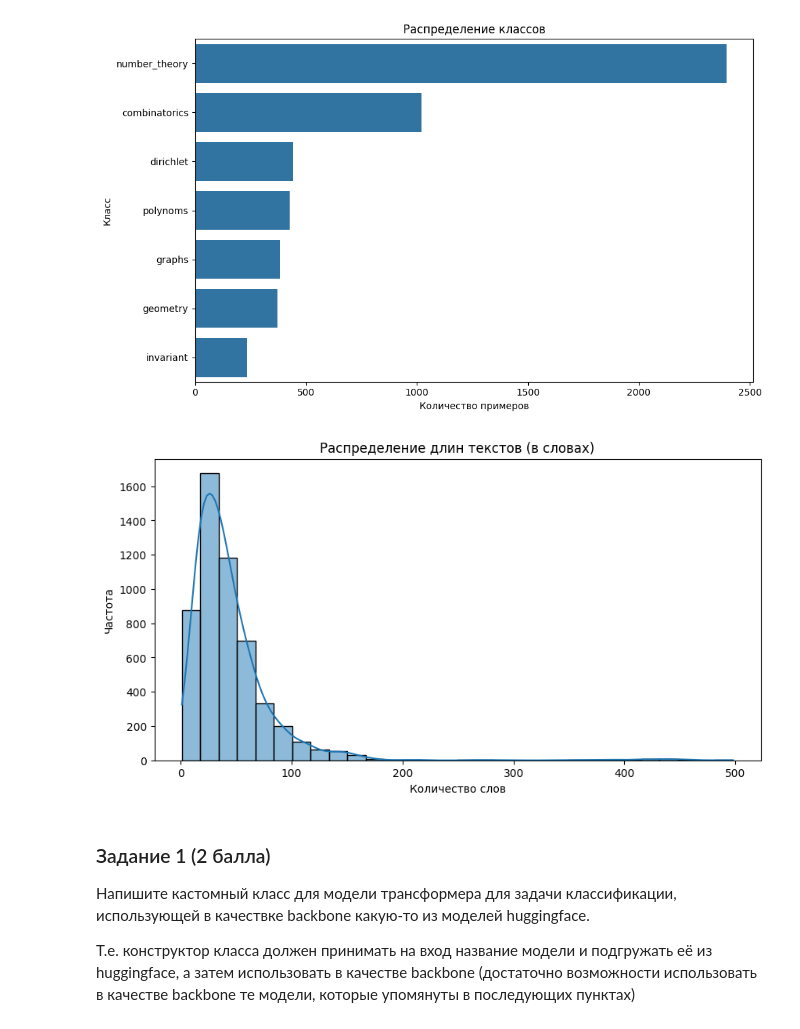
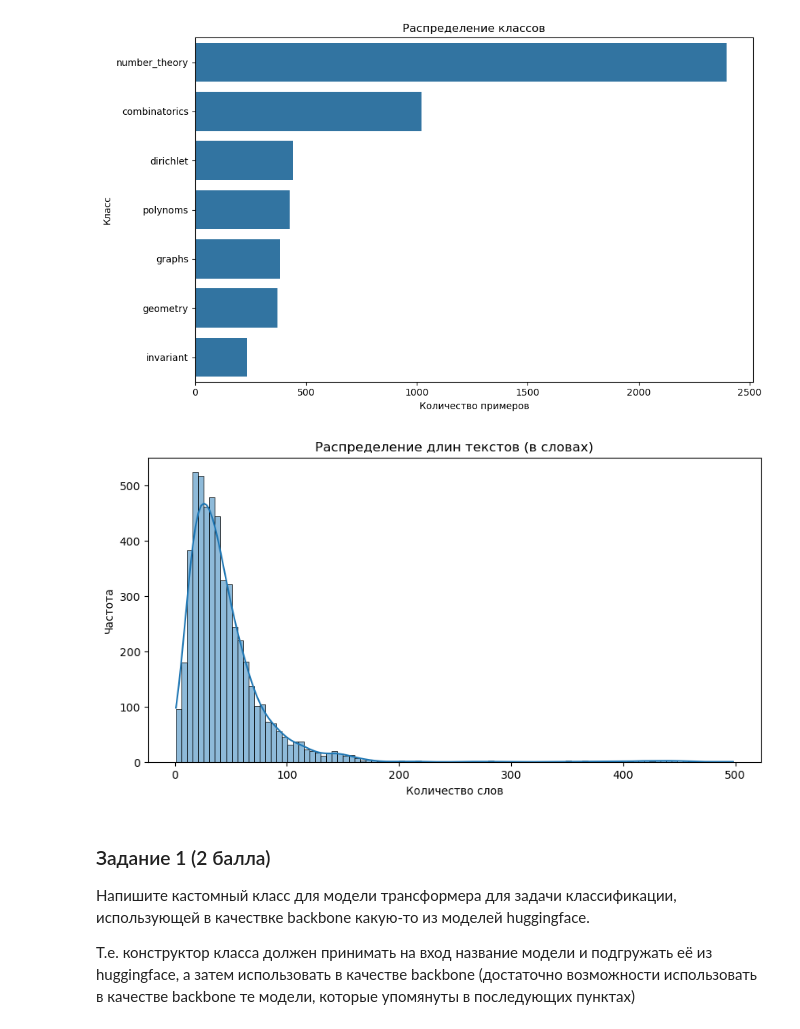
Before and after one commit to cndfdv/classif_w_transfrormers, a Jupyter notebook: [homework]Attention_and_transformers.ipynb, the cells around one changed output. Saved outputs shown, nothing was run; the diff lists cells and outputs as text; code cells hidden in the pictures.

```diff
--- a/[homework]Attention_and_transformers.ipynb
+++ b/[homework]Attention_and_transformers.ipynb
@@ -95,5 +30,5 @@ Mounted at /content/drive
 # %%
-df = pd.read_csv('/content/drive/MyDrive/datasets/data_problems_translated.csv')
+df = pd.read_csv('data_problems_translated.csv')
 # %%
 df.drop(columns=['Unnamed: 0'], inplace=True)
 # %%
@@ -149,14 +68,14 @@ imbalance between classes: 10.195744680851064
 # %%
 seq_lens = df['problem_text'].apply(lambda x: len(x.split()))
 
 plt.figure(figsize=(10, 5))
-sns.histplot(seq_lens, bins=30, kde=True)
+sns.histplot(seq_lens, bins=100, kde=True)
 plt.title("Распределение длин текстов (в словах)")
 plt.xlabel("Количество слов")
 plt.ylabel("Частота")
 plt.show()
 # %% [output]
-[figure, old version]
+[figure, new version]
 # %% [markdown]
 ### Задание 1 (2 балла)
 
```
Also changed, not shown: parts of 14 cells of this notebook, 6 other files.
